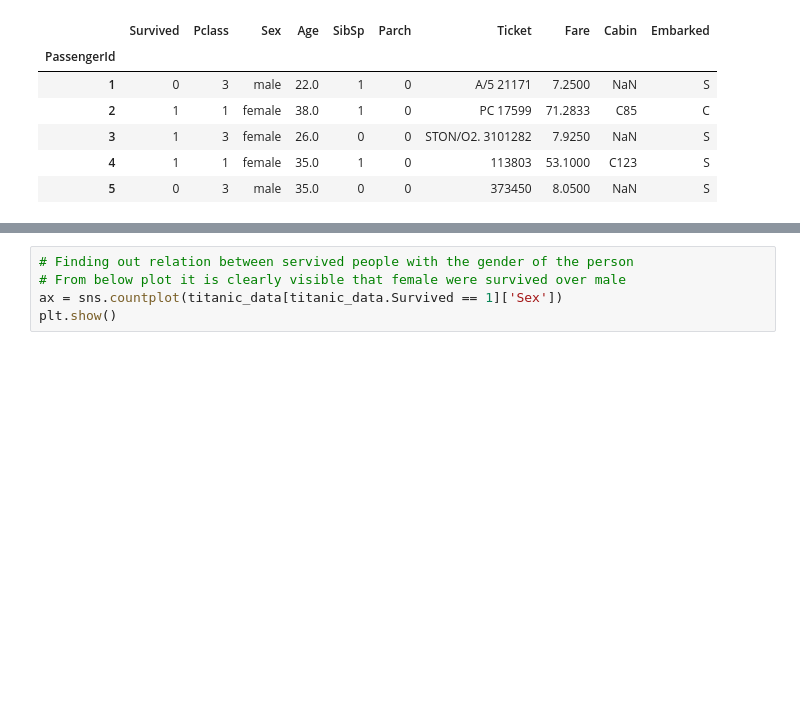
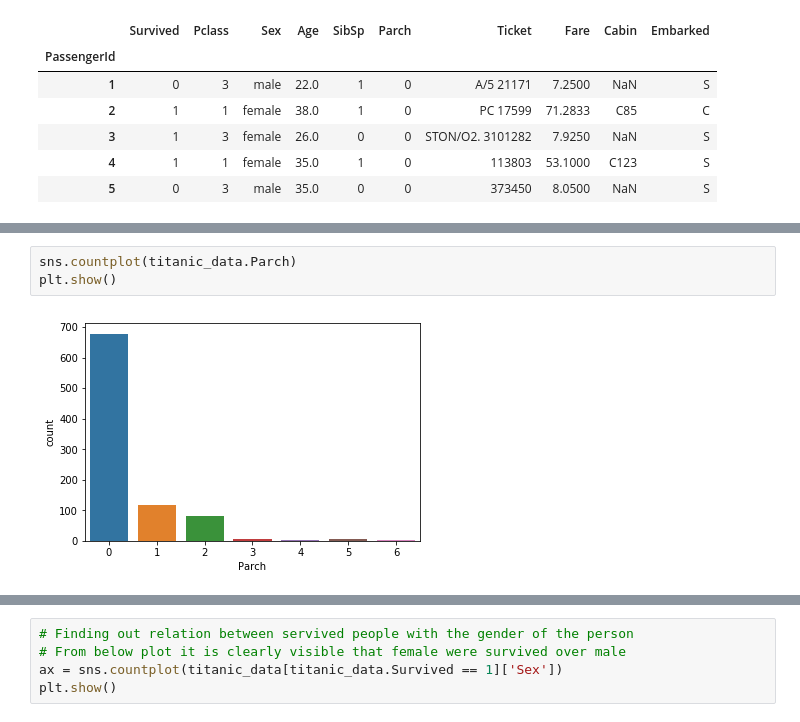
Before and after one commit to rushi0109/Titanic, a Jupyter notebook: Titanic.ipynb, the cells around one changed output, grey strips where cells are left out. Drawn from its saved outputs; the diff is of its cells as text; blank space fills up the shorter version.

```diff
--- a/Titanic.ipynb
+++ b/Titanic.ipynb
@@ -29,0 +65,5 @@ titanic_data.head()
+# %%
+sns.countplot(titanic_data.Parch)
+plt.show()
+# %% [output]
+[figure, added]
```
Also changed, not shown: parts of 31 cells of this notebook.
